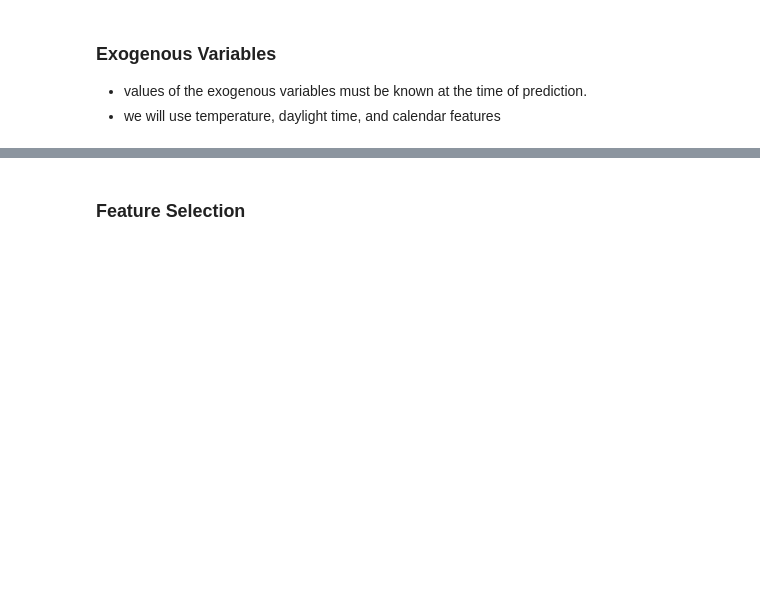
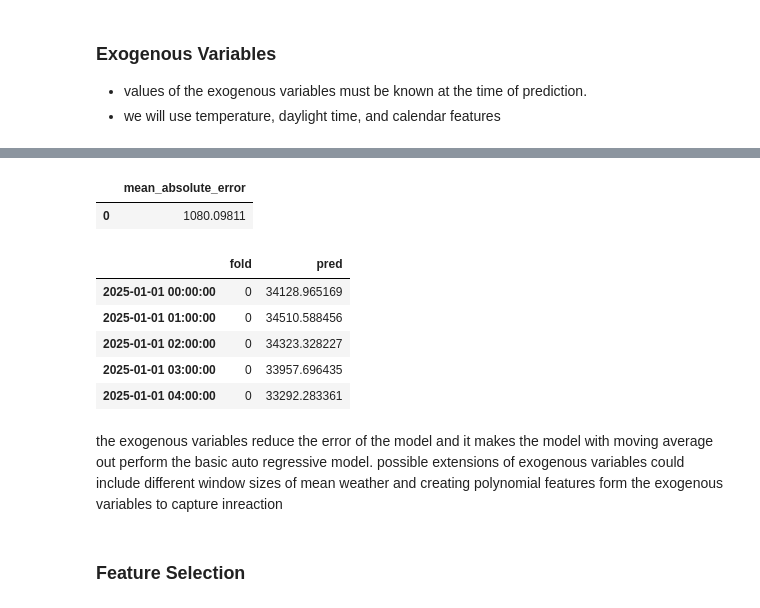
Before and after one commit to maxwellgriffith345/LoadForecast, a Jupyter notebook: notebooks/Train.ipynb, the cells around one changed output, grey strips where cells are left out. Cells and saved outputs as stored; diff of their text form; code cells hidden in the pictures; blank space fills up the shorter version.

```diff
--- a/notebooks/Train.ipynb
+++ b/notebooks/Train.ipynb
@@ -214,2 +293,30 @@ exo_vars.head()
+# %%
+#basic autoregressive
+ar_forecaster = ForecasterRecursive(
+                 estimator       = LGBMRegressor(random_state=15926, verbose=-1),
+                 lags            = 24,
+             )
+ar_forecaster.fit(y=data.loc[:VAL_END, 'Demand'])
+# %%
+metric, predictions = backtesting_forecaster(
+                          forecaster = ar_forecaster,
+                          y          = data['Demand'],
+                          exog       = data[exo_vars],
+                          cv         = cv,
+                          metric     = 'mean_absolute_error'
+                      )
+display(metric)
+predictions.head()
+# %% [output]
+|  | mean_absolute_error |
+| 0 | 1080.09811 |
+|  | fold | pred |
+| 2025-01-01 00:00:00 | 0 | 34128.965169 |
+| 2025-01-01 01:00:00 | 0 | 34510.588456 |
+| 2025-01-01 02:00:00 | 0 | 34323.328227 |
+| 2025-01-01 03:00:00 | 0 | 33957.696435 |
+| 2025-01-01 04:00:00 | 0 | 33292.283361 |
+# %% [markdown]
+the exogenous variables reduce the error of the model and it makes the model with moving average out perform the basic auto regressive model. possible extensions of exogenous variables could include different window sizes of mean weather and creating polynomial features form the exogenous variables to capture inreaction
 # %% [markdown]
 ### Feature Selection
```
Also changed, not shown: parts of 10 cells of this notebook, 1 other file.
